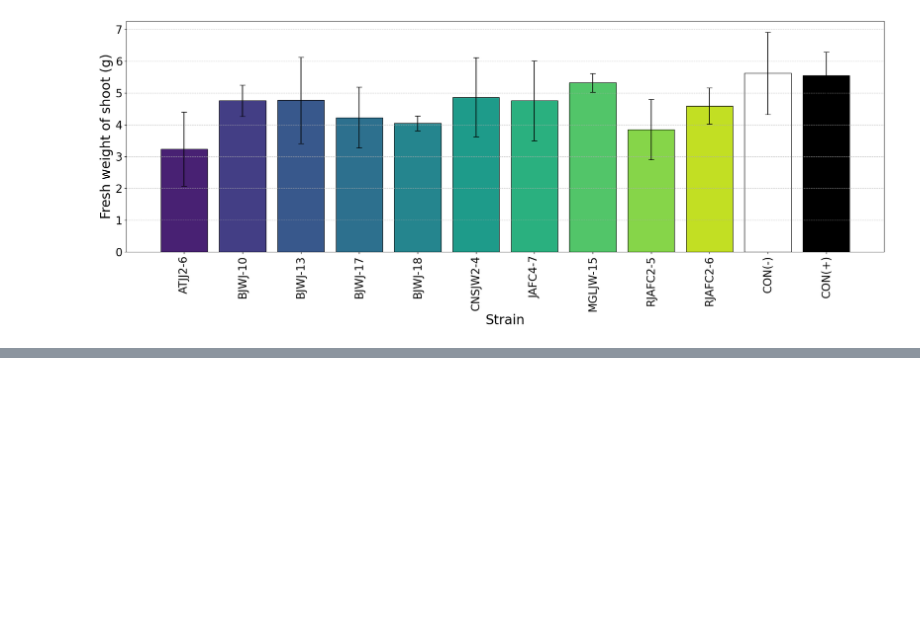
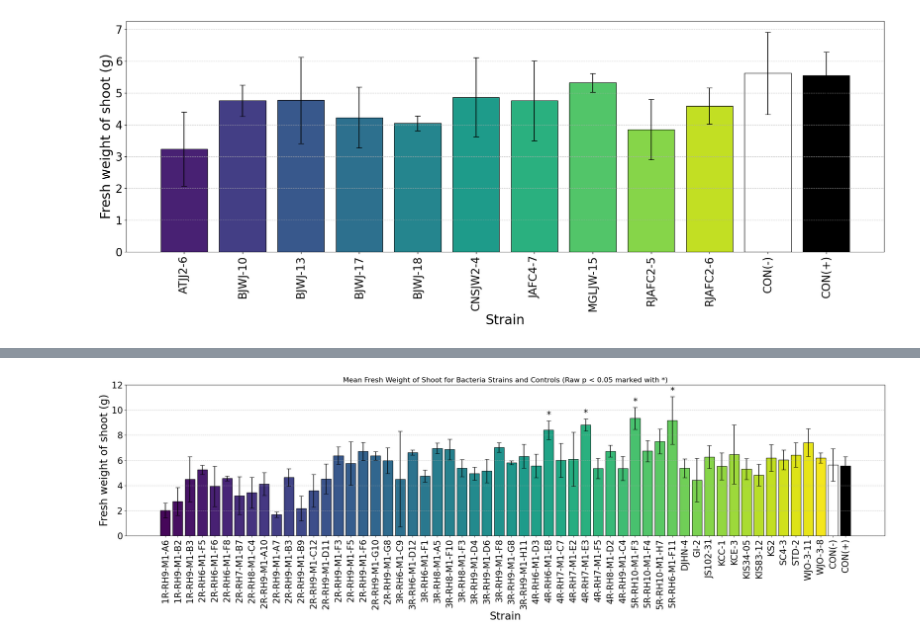
Before and after one commit to jellybbie/study, a Jupyter notebook: scratchpad.ipynb, the cells around one changed output, grey strips where cells are left out. Drawn from its saved outputs; the diff is of its cells as text; code cells hidden in the pictures; blank space fills up the shorter version.

```diff
--- a/scratchpad.ipynb
+++ b/scratchpad.ipynb
@@ -156,0 +286,74 @@ plt.show()
+# %%
+import matplotlib.pyplot as plt
+import seaborn as sns
+import numpy as np
+import matplotlib.patches as mpatches
+
+# Filter for Bacteria strains and controls from the main strain_stats DataFrame
+bacteria_and_controls_stats = strain_stats[
+    strain_stats['Type'].isin(['Bacteria', 'Negative control', 'Positive control'])
+].copy() # Use .copy() to avoid SettingWithCopyWarning
+
+# Define the order for the x-axis: Bacteria strains first, then Negative, then Positive control
+bacteria_strains_order = bacteria_and_controls_stats[bacteria_and_controls_stats['Type'] == 'Bacteria']['Strain'].tolist()
+x_axis_order_bacteria_with_controls = bacteria_strains_order + ['CON(-)', 'CON(+)']
+
+# Create a filtered DataFrame that respects the order for plotting
+ordered_data_for_plot_bacteria_with_controls = bacteria_and_controls_stats.set_index('Strain').loc[x_axis_order_bacteria_with_controls].reset_index()
+
+# Prepare custom colors for all strains and controls in the plot
+color_map_plot_bacteria_with_controls = {}
+default_colors_bacteria = sns.color_palette('viridis', len(bacteria_strains_order))
+for i, strain in enumerate(x_axis_order_bacteria_with_controls):
+    if strain == 'CON(-)':
+        color_map_plot_bacteria_with_controls[strain] = 'white'
+    elif strain == 'CON(+)':
+        color_map_plot_bacteria_with_controls[strain] = 'black'
+    elif strain in bacteria_strains_order: # It's a Bacteria strain
+        color_map_plot_bacteria_with_controls[strain] = default_colors_bacteria[bacteria_strains_order.index(strain)]
+
+# Get the list of colors in the correct order for plotting
+colors_for_bars_bacteria_with_controls = [color_map_plot_bacteria_with_controls[strain] for strain in ordered_data_for_plot_bacteria_with_controls['Strain']]
+
+plt.figure(figsize=(25, 8)) # Adjust figure size for more bacteria strains
+
+# Using plt.bar directly
+bar_container = plt.bar(
+    x=ordered_data_for_plot_bacteria_with_controls['Strain'],
+    height=ordered_data_for_plot_bacteria_with_controls['Mean Repeat Value'],
+    yerr=ordered_data_for_plot_bacteria_with_controls['Std Dev Repeat Value'],
+    capsize=5, # Add caps to the error bars
+    color=colors_for_bars_bacteria_with_controls,
+    edgecolor='black'
+)
+
+# Get the names of strains identified as significant with raw p-values (from previous analysis)
+significant_raw_p_strain_names = list(significant_strains_raw.keys())
+
+# Annotate bars for specific significant strains with asterisks
+for i, bar in enumerate(bar_container):
+    strain_name = ordered_data_for_plot_bacteria_with_controls['Strain'].iloc[i]
+    if strain_name in significant_raw_p_strain_names: # Check if this strain is one of the significant ones by raw p-value
+        height = bar.get_height()
+        # Get error bar height, if present, to position annotations correctly
+        error_bar_height = ordered_data_for_plot_bacteria_with_controls['Std Dev Repeat Value'].iloc[i]
+
+        # Position for asterisk (just above the bar or error bar)
+        asterisk_y_pos = height + error_bar_height + 0.1 # Small offset above the error bar cap
+        plt.text(bar.get_x() + bar.get_width() / 2,
+                 asterisk_y_pos,
+                 '*',
+                 ha='center', va='bottom', fontsize=20, color='black') # Changed color to black and fontsize to 20
+
+plt.title('Mean Fresh Weight of Shoot for Bacteria Strains and Controls (Raw p < 0.05 marked with *)', fontsize=16) # Updated title
+plt.xlabel('Strain', fontsize=24)
+plt.ylabel('Fresh weight of shoot (g)', fontsize=24)
+plt.xticks(rotation=90, fontsize=20) # Rotate x-axis labels for better readability and adjust font size for many strains
+plt.yticks(fontsize=20) # Increase y-axis tick label font size
+plt.ylim(0, 12) # Set y-axis limit to 12
+plt.grid(axis='y', linestyle='--', alpha=0.7)
+
+plt.tight_layout() # Adjust layout to prevent labels/legend from being cut off
+plt.show()
+# %% [output]
+[figure, added]
```
Also changed, not shown: parts of 5 cells of this notebook.
